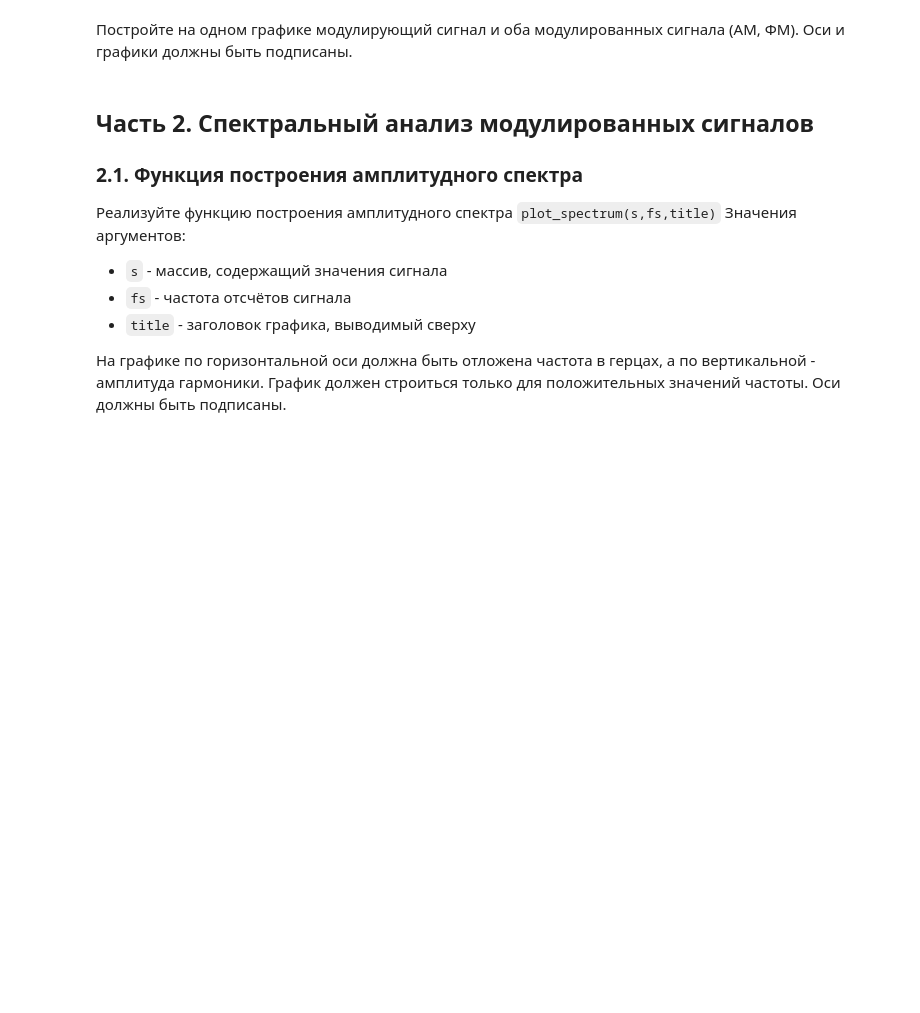
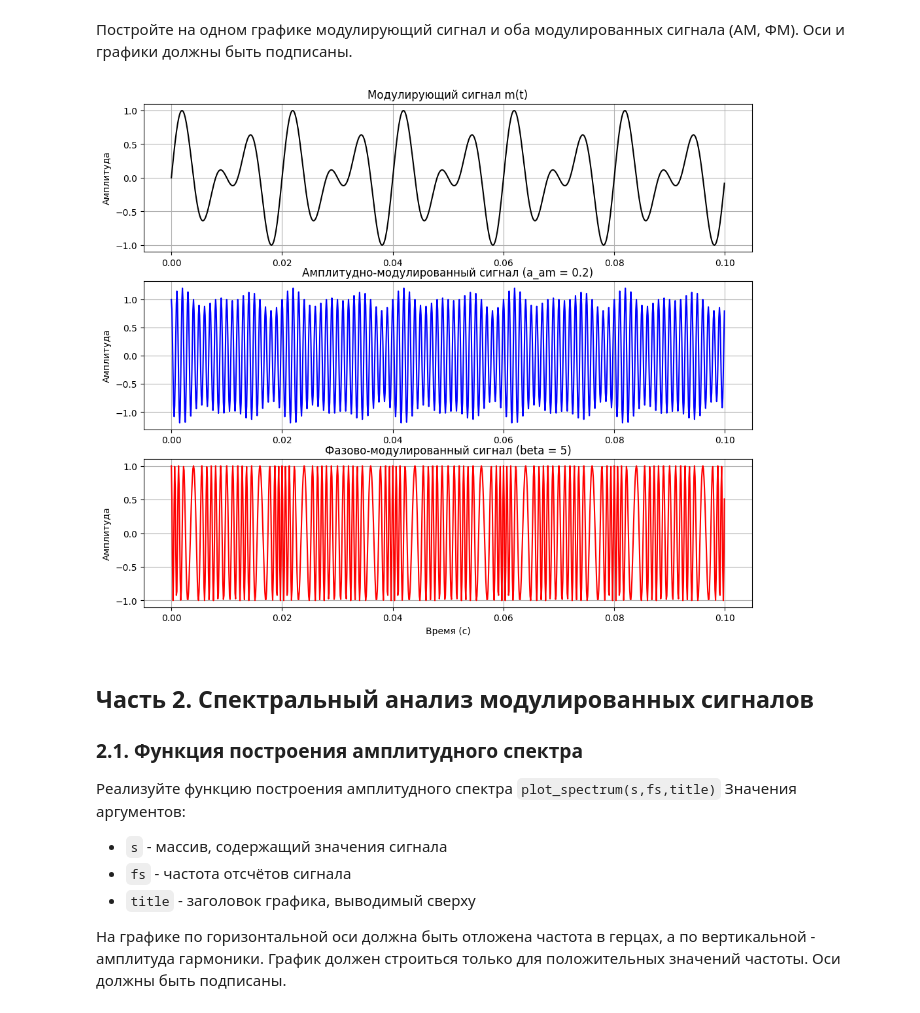
Before and after one commit to korzhimanov/dsp-seminars, a Jupyter notebook: seminars/2_Гусев.ipynb, the cells around one changed output. Saved outputs shown, nothing was run; the diff lists cells and outputs as text; code cells hidden in the pictures; blank space fills up the shorter version.

```diff
--- a/seminars/2_Гусев.ipynb
+++ b/seminars/2_Гусев.ipynb
@@ -70,3 +67,6 @@ s_am = []
+# %%
+a_am = 0.2
+s_am = Ac * (1 + a_am * m_t) * np.cos(2 * np.pi * fc * t)
 # %% [markdown]
 ### 1.4. Фазовая модуляция (ФМ)
 
@@ -82,5 +79,36 @@ s_pm = []
+# %%
+beta_pm = 5
+s_pm = Ac * np.cos(2 * np.pi * fc * t + beta_pm * m_t)
 # %% [markdown]
 Постройте на одном графике модулирующий сигнал и оба модулированных сигнала (АМ, ФМ). Оси и графики должны быть подписаны.
+# %%
+plt.figure(figsize=(12, 10))
+
+# Модулирующий сигнал
+plt.subplot(3, 1, 1)
+plt.plot(t, m_t, color='black')
+plt.title('Модулирующий сигнал m(t)')
+plt.ylabel('Амплитуда')
+plt.grid(True)
+
+# АМ сигнал
+plt.subplot(3, 1, 2)
+plt.plot(t, s_am, color='blue')
+plt.title(f'Амплитудно-модулированный сигнал (a_am = {a_am})')
+plt.ylabel('Амплитуда')
+plt.grid(True)
+
+# ФМ сигнал
+plt.subplot(3, 1, 3)
+plt.plot(t, s_pm, color='red')
+plt.title(f'Фазово-модулированный сигнал (beta = {beta_pm})')
+plt.xlabel('Время (с)')
+plt.ylabel('Амплитуда')
+plt.grid(True)
+
+plt.show()
+# %% [output]
+[figure, added]
 # %% [markdown]
 ## Часть 2. Спектральный анализ модулированных сигналов
 
```
Also changed, not shown: parts of 2 cells of this notebook.
